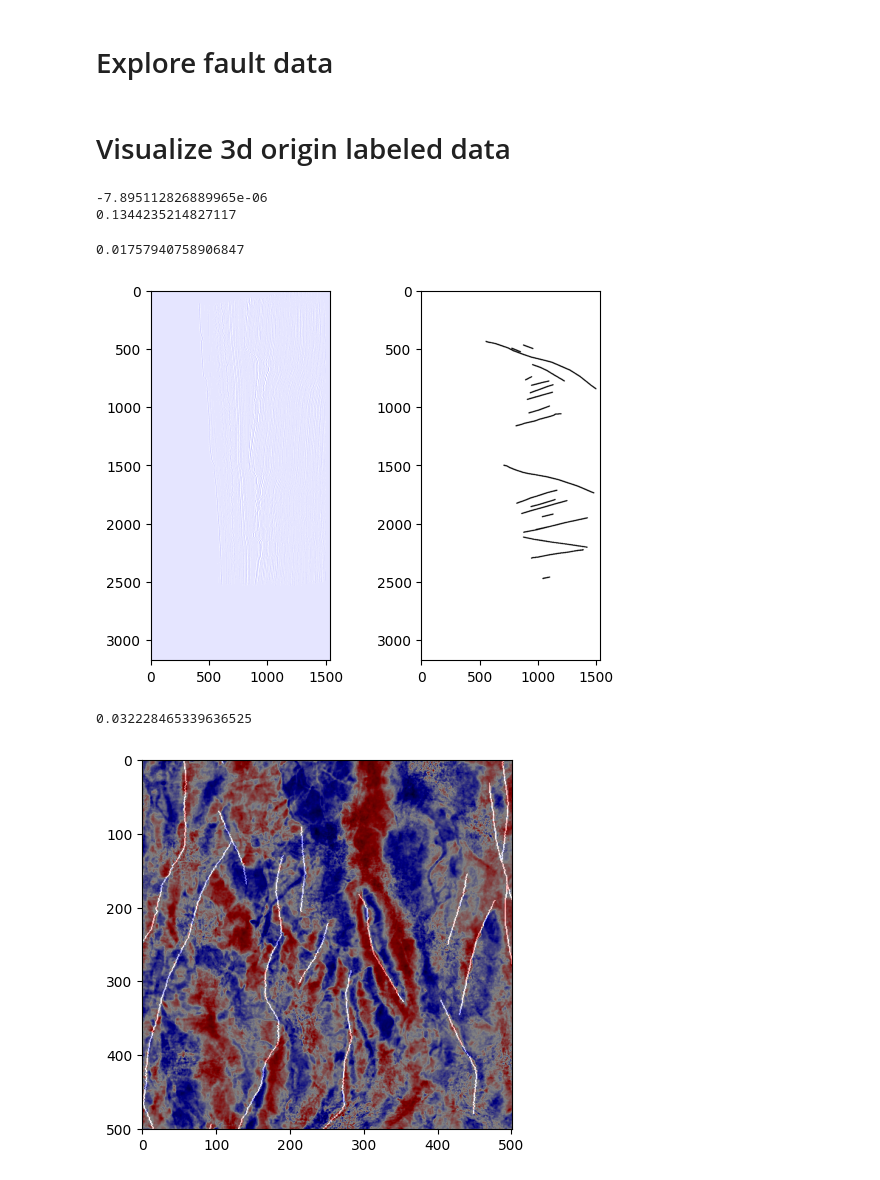
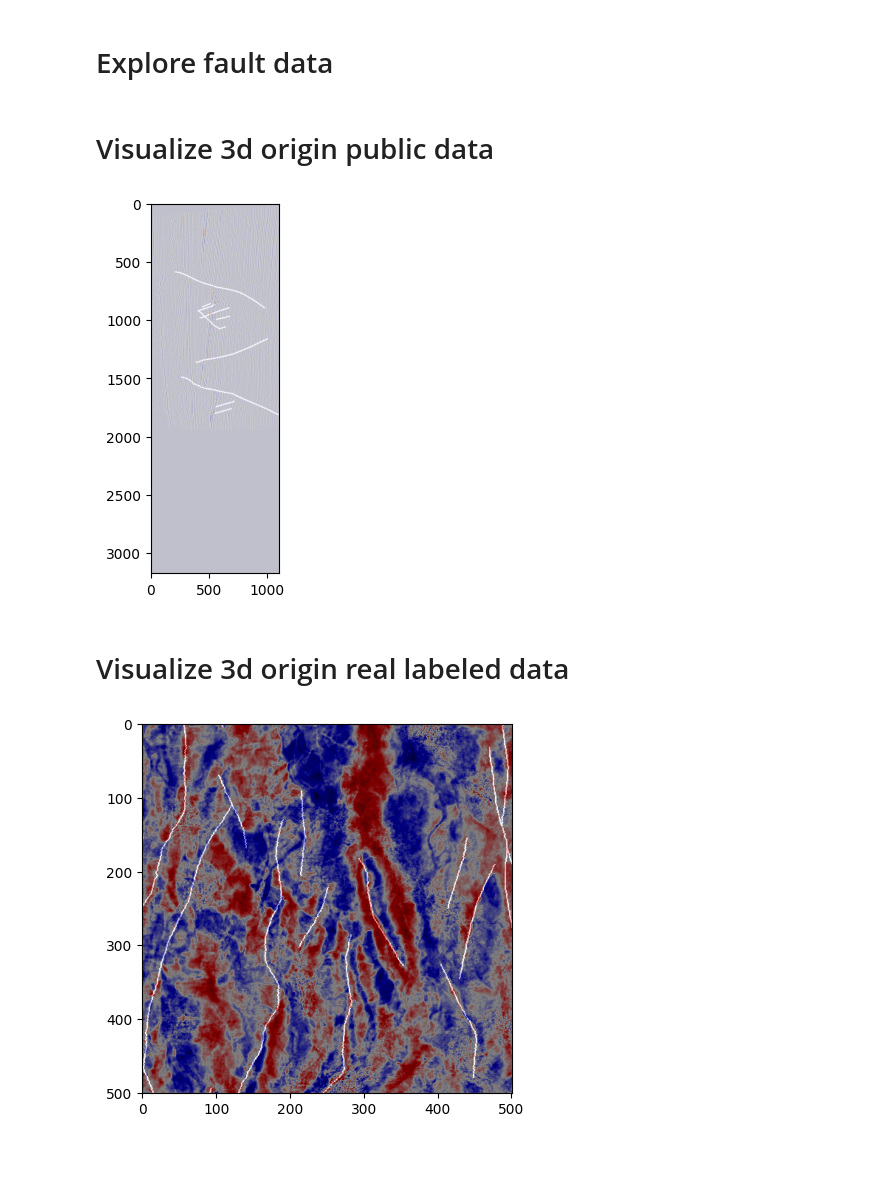
Before and after one commit to Kinlyran/Fault_Recong_zzr, a Jupyter notebook: data_explore.ipynb, the cells around one changed output. Saved outputs shown, nothing was run; the diff lists cells and outputs as text; code cells hidden in the pictures.

```diff
--- a/data_explore.ipynb
+++ b/data_explore.ipynb
@@ -7,5 +7,20 @@ import h5py
 import cv2
 import os
 import segyio
+# %% [markdown]
+# Visualize 3d origin public data
+# %%
+root_path = '/home/zhangzr/FaultRecongnition/Fault_data/public_data/precessed'
+ori_seis = np.load(os.path.join(root_path, 'train', 'seis', 'seistrain.npy'), mmap_mode='r')
+ori_label = np.load(os.path.join(root_path, 'train', 'fault', 'faulttrain.npy'), mmap_mode='r')
+# %%
+slice_id = 400
+plt.imshow(ori_seis[slice_id,:,400:1500], cmap='seismic')
+fig = plt.imshow(ori_label[slice_id,:,400:1500], cmap='gray', alpha=0.2)
+# fig.axes.xaxis.set_visible(False)
+# fig.axes.yaxis.set_visible(False)
+plt.show()
+# %% [output]
+[figure, added]
 # %% [markdown]
-# Visualize 3d origin labeled data
+# Visualize 3d origin real labeled data
@@ -16,33 +27,6 @@ ori_label = np.load(os.path.join(root_path, 'faultval.npy'))
-# %%
-print(np.mean(ori_seis))
-print(np.std(ori_seis))
-# %% [output]
--7.895112826889965e-06
-0.1344235214827117
-# %%
-print(np.sum(ori_label) / (ori_label.shape[0] * ori_label.shape[1] * ori_label.shape[2]))
-# %% [output]
-0.01757940758906847
-# %%
-slice_id = 10
-plt.subplot(1,2,1)
-fig = plt.imshow(ori_seis[slice_id,:,:], cmap='seismic')
-# fig.axes.xaxis.set_visible(False)
-# fig.axes.yaxis.set_visible(False)
-plt.subplot(1,2,2)
-fig = plt.imshow(ori_label[slice_id,:,:], cmap='binary')
-# fig.axes.xaxis.set_visible(False)
-# fig.axes.yaxis.set_visible(False)
-plt.show()
-# %% [output]
-[figure, removed]
 # %%
 root_path = "/home/zhangzr/FaultRecongnition/Fault_data/real_labeled_data"
 ori_seis = segyio.tools.cube(os.path.join(root_path, 'origin_data', 'seis' , 'mig_fill.sgy'))
 ori_label = segyio.tools.cube(os.path.join(root_path, 'origin_data', 'fault', 'label_fill.sgy'))
-# %%
-print(np.sum(ori_label) / (ori_label.shape[0] * ori_label.shape[1] * ori_label.shape[2]))
-# %% [output]
-0.032228465339636525
 # %%
 slice_id = 10
```
Also changed, not shown: parts of 5 cells of this notebook, 1 other file.
